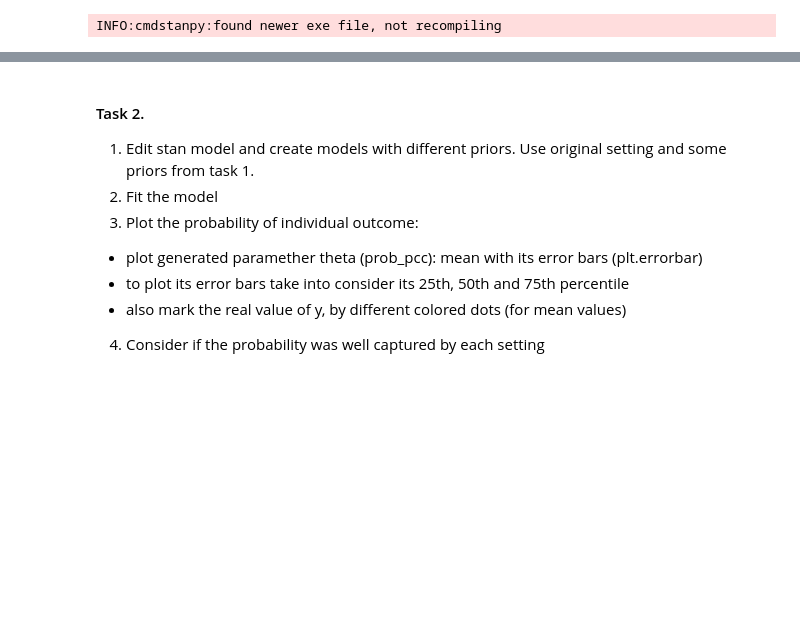
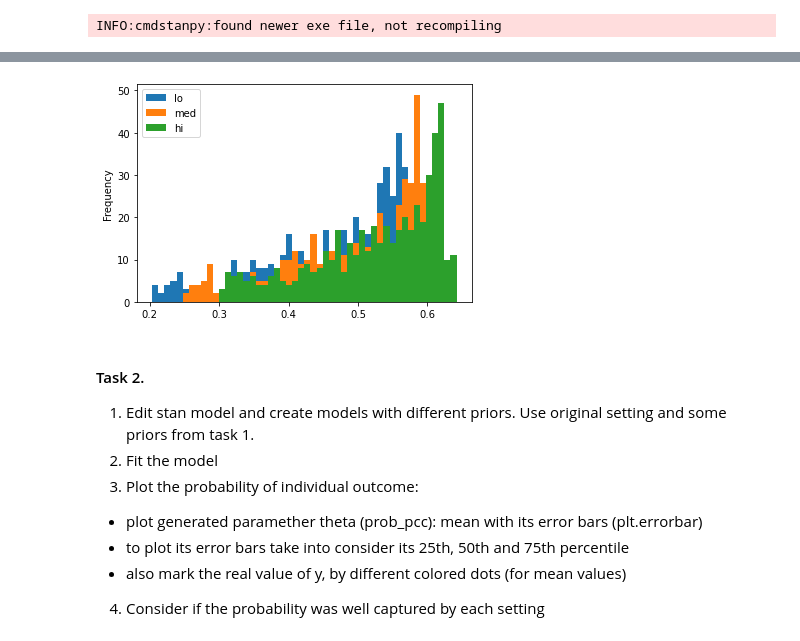
Before and after one commit to TopRamen1/DataAnalysys-LAB, a Jupyter notebook: Lab 5 - General Linear Models/lab5.ipynb, the cells around one changed output, grey strips where cells are left out. Cells and saved outputs as stored; diff of their text form; code cells hidden in the pictures; blank space fills up the shorter version.

```diff
--- a/Lab 5 - General Linear Models/lab5.ipynb
+++ b/Lab 5 - General Linear Models/lab5.ipynb
@@ -89,8 +135,11 @@ INFO:cmdstanpy:CmdStan done processing.
 # %%
 #plot
 med_prob_ppc = np.percentile(fit.stan_variable('prob_ppc'),[25,50,75],axis=0)
 estimate_ppc_df = pd.DataFrame(med_prob_ppc.T,columns = ['lo','med','hi'])
-#...
+estimate_ppc_df.plot.hist(bins=50)
+plt.show()
+# %% [output]
+[figure, added]
 # %% [markdown]
 #### Task 2.
 
```
Also changed, not shown: parts of 6 cells of this notebook, 2 other files.
